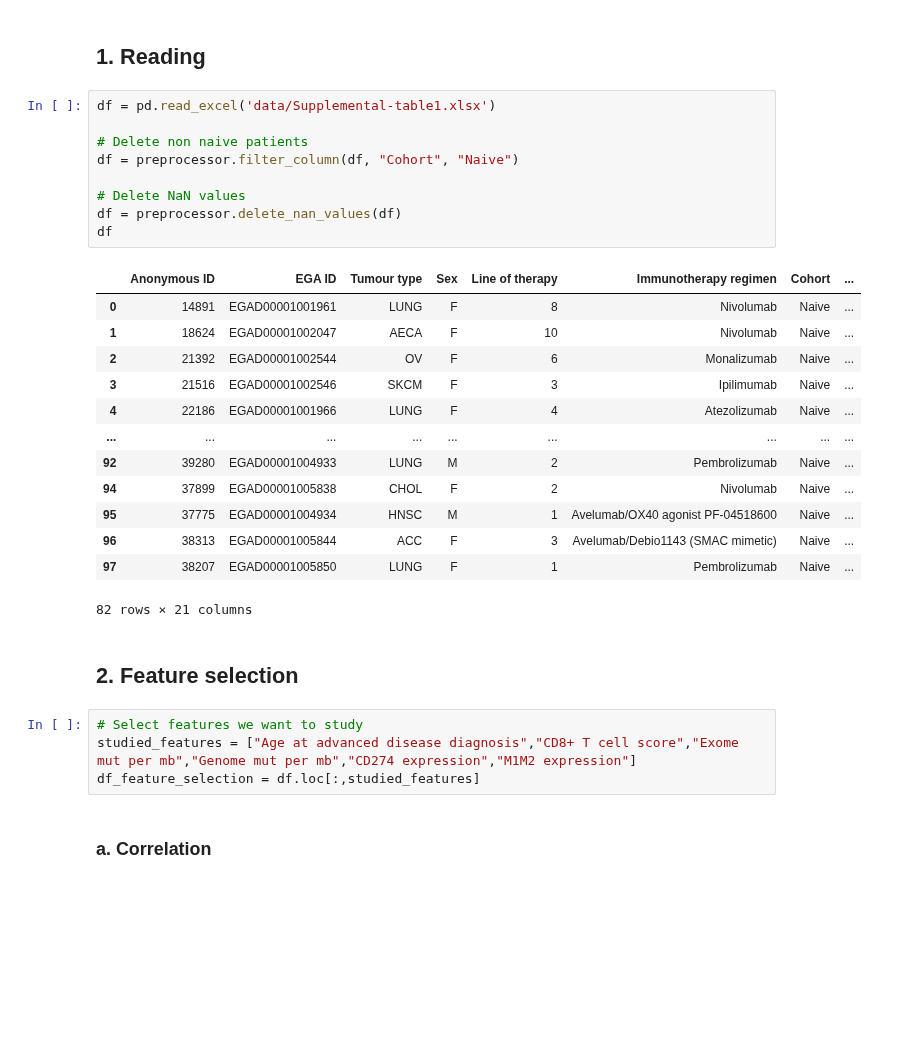
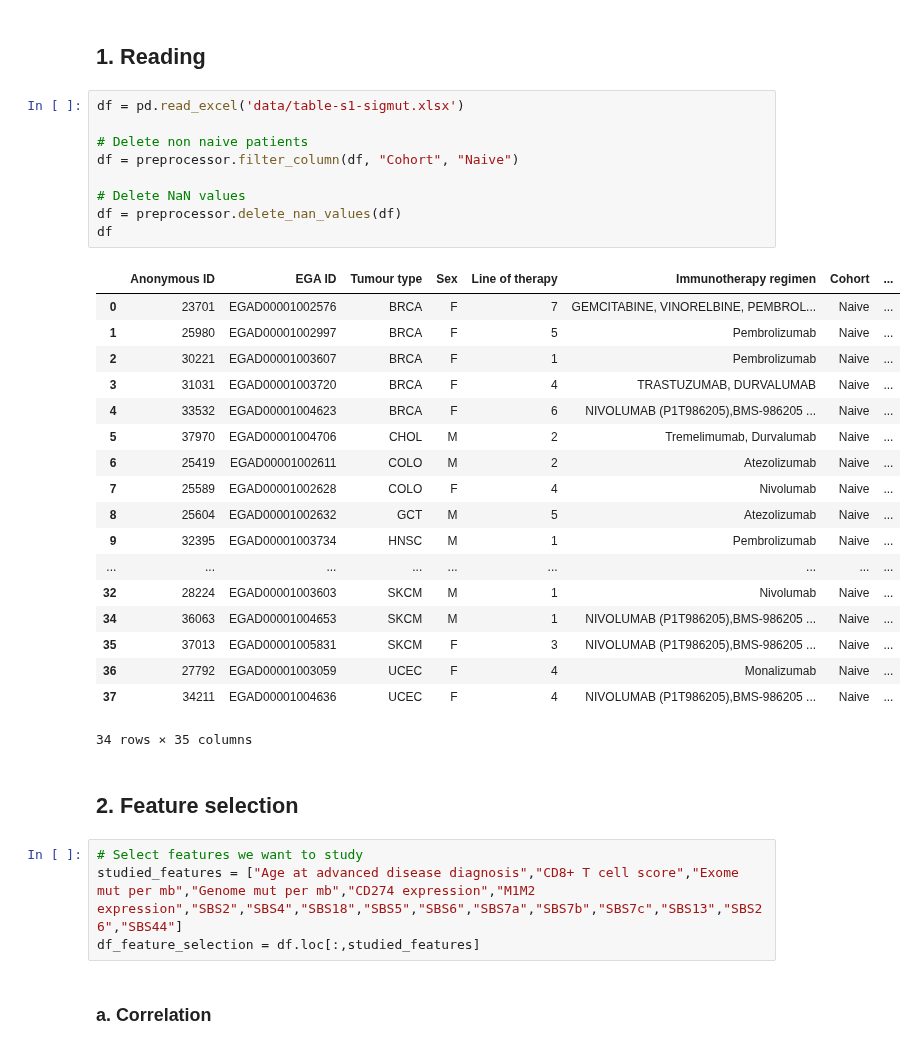
Before and after one commit to Arthur8754/mutational-signatures, a Jupyter notebook: cox-model.ipynb, the cells around one changed output. Drawn from its saved outputs; the diff is of its cells as text; blank space fills up the shorter version.

```diff
--- a/cox-model.ipynb
+++ b/cox-model.ipynb
@@ -21,33 +21,38 @@ preprocessor = preProcessing()
 # %% [markdown]
 ## 1. Reading
 # %%
-df = pd.read_excel('data/Supplemental-table1.xlsx')
+df = pd.read_excel('data/table-s1-sigmut.xlsx')
 
 # Delete non naive patients
 df = preprocessor.filter_column(df, "Cohort", "Naive")
 
 # Delete NaN values
 df = preprocessor.delete_nan_values(df)
 df
 # %% [output]
 |  | Anonymous ID | EGA ID | Tumour type | Sex | Line of therapy | Immunotherapy regimen | Cohort | ... |
-| 0 | 14891 | EGAD00001001961 | LUNG | F | 8 | Nivolumab | Naive | ... |
-| 1 | 18624 | EGAD00001002047 | AECA | F | 10 | Nivolumab | Naive | ... |
-| 2 | 21392 | EGAD00001002544 | OV | F | 6 | Monalizumab | Naive | ... |
-| 3 | 21516 | EGAD00001002546 | SKCM | F | 3 | Ipilimumab | Naive | ... |
-| 4 | 22186 | EGAD00001001966 | LUNG | F | 4 | Atezolizumab | Naive | ... |
+| 0 | 23701 | EGAD00001002576 | BRCA | F | 7 | GEMCITABINE, VINORELBINE, PEMBROL... | Naive | ... |
+| 1 | 25980 | EGAD00001002997 | BRCA | F | 5 | Pembrolizumab | Naive | ... |
+| 2 | 30221 | EGAD00001003607 | BRCA | F | 1 | Pembrolizumab | Naive | ... |
+| 3 | 31031 | EGAD00001003720 | BRCA | F | 4 | TRASTUZUMAB, DURVALUMAB | Naive | ... |
+| 4 | 33532 | EGAD00001004623 | BRCA | F | 6 | NIVOLUMAB (P1T986205),BMS-986205 ... | Naive | ... |
+| 5 | 37970 | EGAD00001004706 | CHOL | M | 2 | Tremelimumab, Durvalumab | Naive | ... |
+| 6 | 25419 | EGAD00001002611 | COLO | M | 2 | Atezolizumab | Naive | ... |
+| 7 | 25589 | EGAD00001002628 | COLO | F | 4 | Nivolumab | Naive | ... |
+| 8 | 25604 | EGAD00001002632 | GCT | M | 5 | Atezolizumab | Naive | ... |
+| 9 | 32395 | EGAD00001003734 | HNSC | M | 1 | Pembrolizumab | Naive | ... |
 | ... | ... | ... | ... | ... | ... | ... | ... | ... |
-| 92 | 39280 | EGAD00001004933 | LUNG | M | 2 | Pembrolizumab | Naive | ... |
-| 94 | 37899 | EGAD00001005838 | CHOL | F | 2 | Nivolumab | Naive | ... |
-| 95 | 37775 | EGAD00001004934 | HNSC | M | 1 | Avelumab/OX40 agonist PF-04518600 | Naive | ... |
-| 96 | 38313 | EGAD00001005844 | ACC | F | 3 | Avelumab/Debio1143 (SMAC mimetic) | Naive | ... |
-| 97 | 38207 | EGAD00001005850 | LUNG | F | 1 | Pembrolizumab | Naive | ... |
+| 32 | 28224 | EGAD00001003603 | SKCM | M | 1 | Nivolumab | Naive | ... |
+| 34 | 36063 | EGAD00001004653 | SKCM | M | 1 | NIVOLUMAB (P1T986205),BMS-986205 ... | Naive | ... |
+| 35 | 37013 | EGAD00001005831 | SKCM | F | 3 | NIVOLUMAB (P1T986205),BMS-986205 ... | Naive | ... |
+| 36 | 27792 | EGAD00001003059 | UCEC | F | 4 | Monalizumab | Naive | ... |
+| 37 | 34211 | EGAD00001004636 | UCEC | F | 4 | NIVOLUMAB (P1T986205),BMS-986205 ... | Naive | ... |
-82 rows × 21 columns
+34 rows × 35 columns
 # %% [markdown]
 ## 2. Feature selection
 # %%
 # Select features we want to study
-studied_features = ["Age at advanced disease diagnosis","CD8+ T cell score","Exome mut per mb","Genome mut per mb","CD274 expression","M1M2 expression"]
+studied_features = ["Age at advanced disease diagnosis","CD8+ T cell score","Exome mut per mb","Genome mut per mb","CD274 expression","M1M2 expression","SBS2","SBS4","SBS18","SBS5","SBS6","SBS7a","SBS7b","SBS7c","SBS13","SBS26","SBS44"]
 df_feature_selection = df.loc[:,studied_features]
 # %% [markdown]
 ### a. Correlation
```
Also changed, not shown: parts of 9 cells of this notebook.
